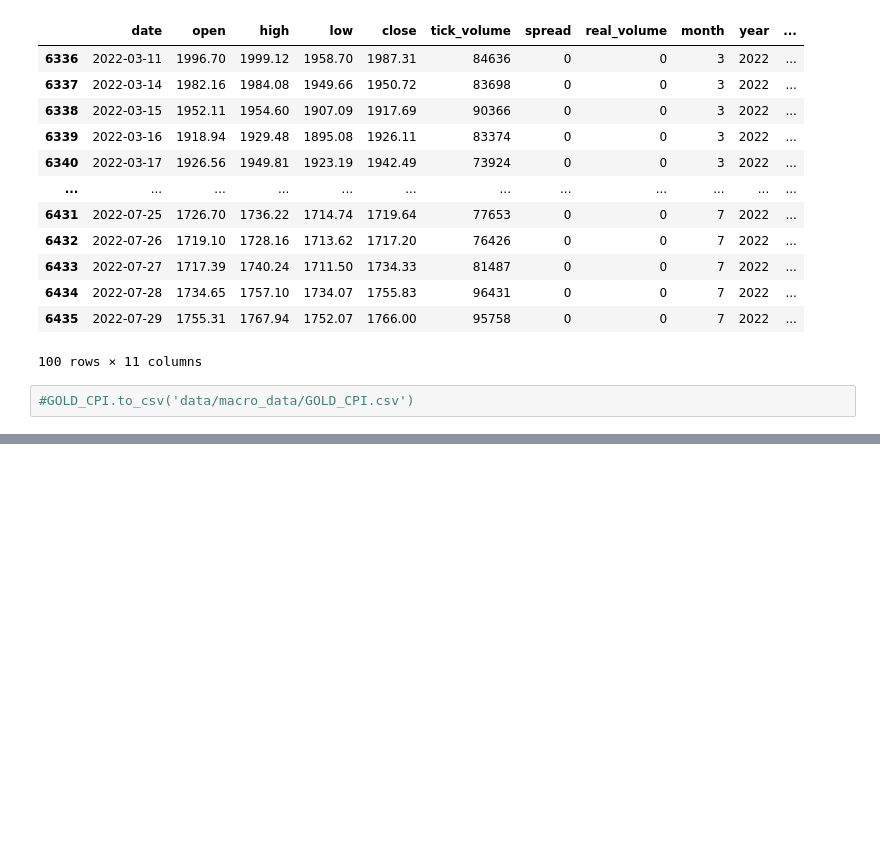
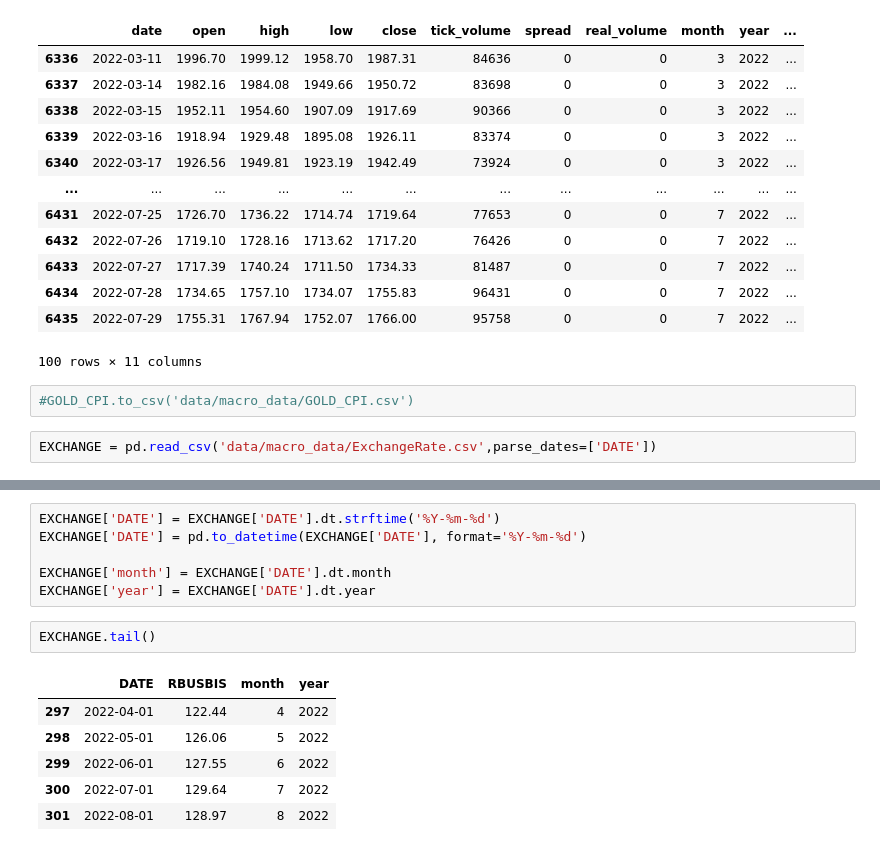
Before and after one commit to jaybfn/Gold_Price_Forecasting, a Jupyter notebook: df_compare.ipynb, the cells around one changed output, grey strips where cells are left out. Drawn from its saved outputs; the diff is of its cells as text; blank space fills up the shorter version.

Commit message:
EXCHANGE rates added to the main gold dataset

```diff
--- a/df_compare.ipynb
+++ b/df_compare.ipynb
@@ -119,3 +171,5 @@ GOLD_CPI.tail(100)
 100 rows × 11 columns
 # %%
 #GOLD_CPI.to_csv('data/macro_data/GOLD_CPI.csv')
+# %%
+EXCHANGE = pd.read_csv('data/macro_data/ExchangeRate.csv',parse_dates=['DATE'])
@@ -121,0 +195,15 @@ GOLD_CPI.tail(100)
+# %%
+EXCHANGE['DATE'] = EXCHANGE['DATE'].dt.strftime('%Y-%m-%d')
+EXCHANGE['DATE'] = pd.to_datetime(EXCHANGE['DATE'], format='%Y-%m-%d')
+
+EXCHANGE['month'] = EXCHANGE['DATE'].dt.month
+EXCHANGE['year'] = EXCHANGE['DATE'].dt.year
+# %%
+EXCHANGE.tail()
+# %% [output]
+|  | DATE | RBUSBIS | month | year |
+| 297 | 2022-04-01 | 122.44 | 4 | 2022 |
+| 298 | 2022-05-01 | 126.06 | 5 | 2022 |
+| 299 | 2022-06-01 | 127.55 | 6 | 2022 |
+| 300 | 2022-07-01 | 129.64 | 7 | 2022 |
+| 301 | 2022-08-01 | 128.97 | 8 | 2022 |
```
Also changed, not shown: parts of 6 cells of this notebook.
